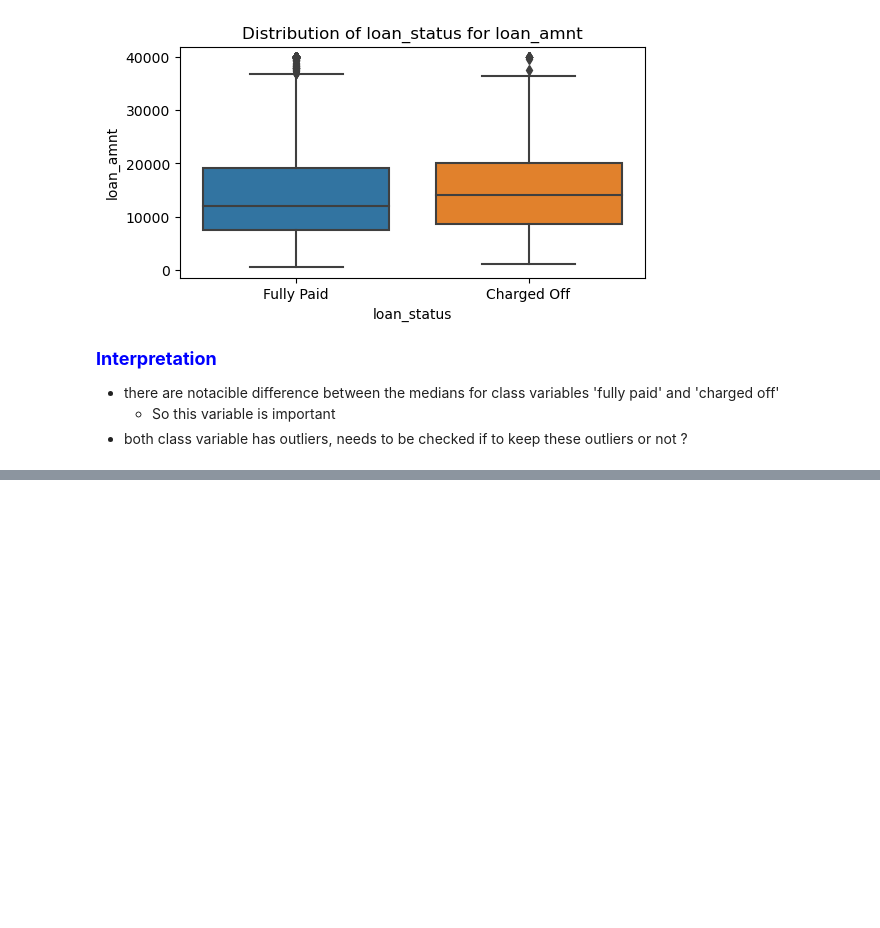
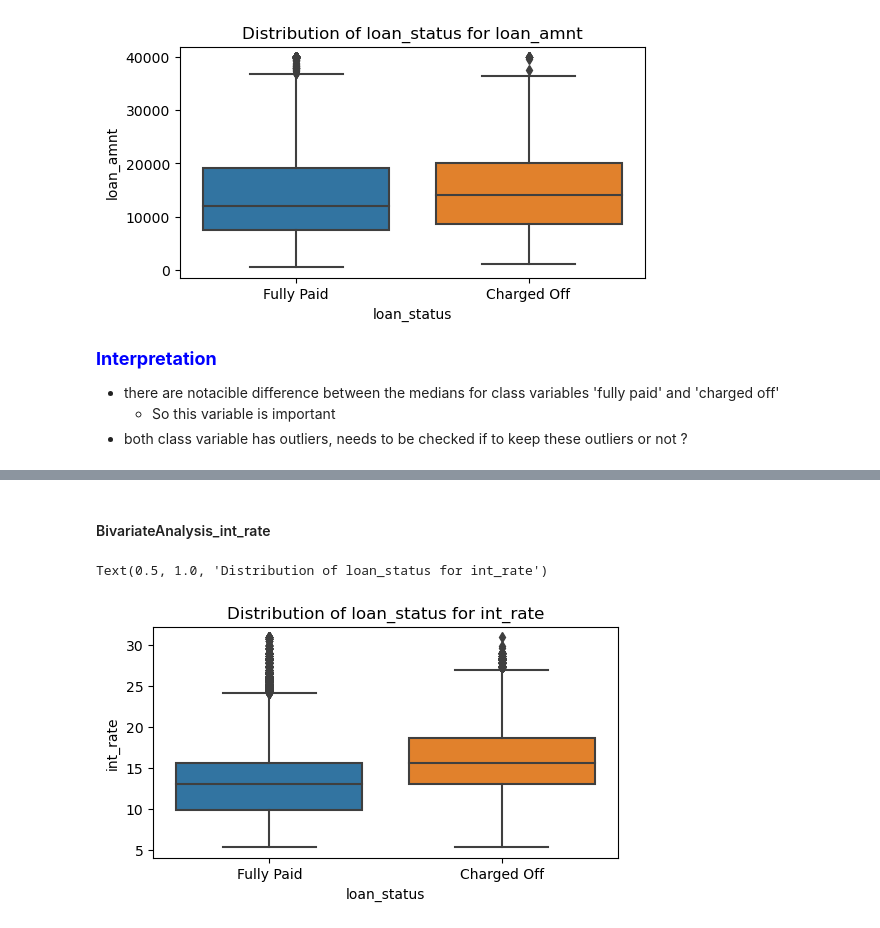
Before and after one commit to UpendraSinghRathore85/ML-Projects-Python, a Jupyter notebook: LogisticRegression/Business Case LoanTap Logistic Regression.ipynb, the cells around one changed output, grey strips where cells are left out. Saved outputs shown, nothing was run; the diff lists cells and outputs as text; code cells hidden in the pictures; blank space fills up the shorter version.

```diff
--- a/LogisticRegression/Business Case LoanTap Logistic Regression.ipynb
+++ b/LogisticRegression/Business Case LoanTap Logistic Regression.ipynb
@@ -599,0 +687,9 @@ Index(['loan_amnt', 'term', 'int_rate', 'installment', 'grade', 'sub_grade',
+# %% [markdown]
+#### BivariateAnalysis_int_rate
+# %%
+plt.figure(figsize=(6,3))
+sns.boxplot(x=target_variable, y =feature_name, data=df)
+plt.title(f'Distribution of {target_variable} for {feature_name}')
+# %% [output]
+Text(0.5, 1.0, 'Distribution of loan_status for int_rate')
+[figure, added]
```
Also changed, not shown: parts of 24 cells of this notebook.
